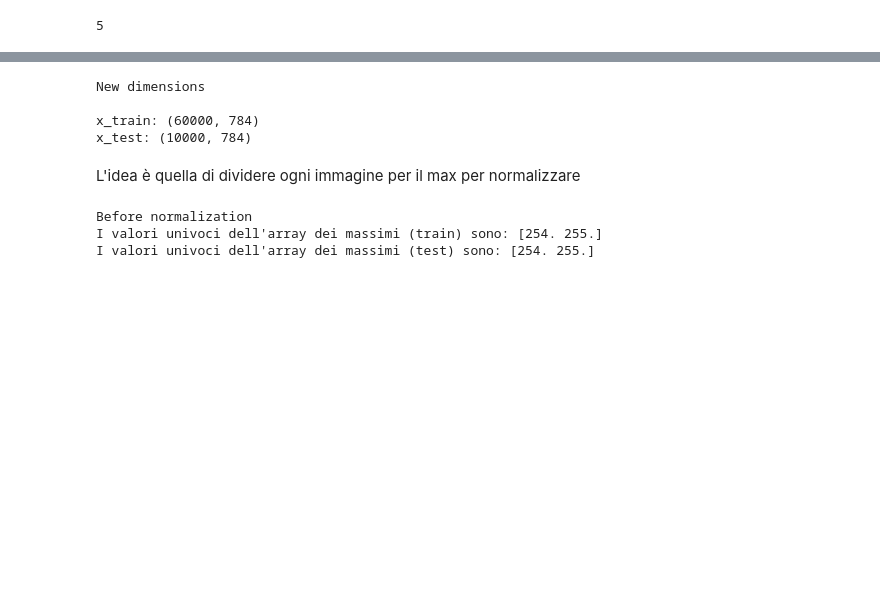
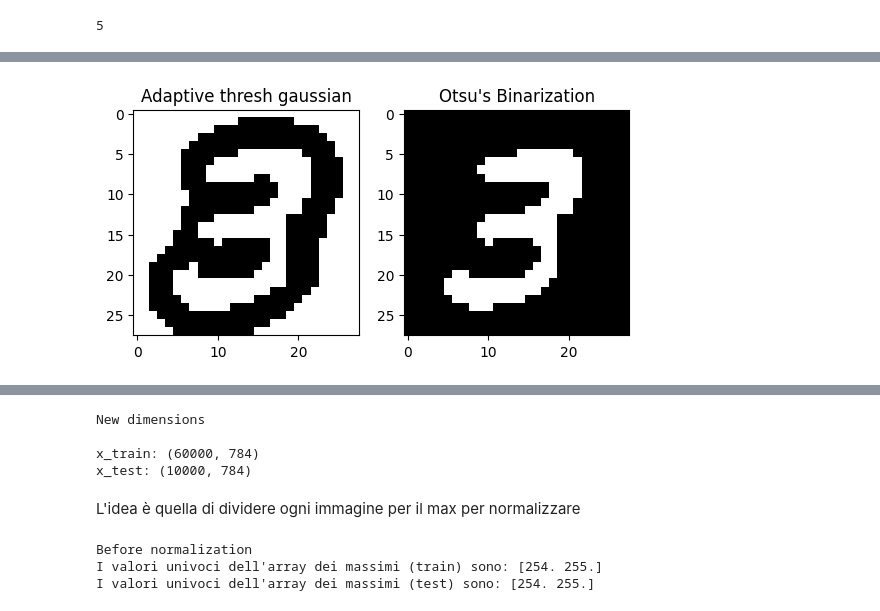
Before and after one commit to dennisangemi/machine-learning-for-physics, a Jupyter notebook: 4_mnist/code/my-mnist.ipynb, the cells around one changed output, grey strips where cells are left out. Drawn from its saved outputs; the diff is of its cells as text; code cells hidden in the pictures; blank space fills up the shorter version.

```diff
--- a/4_mnist/code/my-mnist.ipynb
+++ b/4_mnist/code/my-mnist.ipynb
@@ -140,0 +128,18 @@ error: OpenCV(4.7.0) /io/opencv/modules/imgproc/src/thresh.cpp:1555: error: (-2:
+# %%
+# adaptive thresh gaussian
+atg = cv2.adaptiveThreshold(img,255,cv2.ADAPTIVE_THRESH_GAUSSIAN_C,\
+            cv2.THRESH_BINARY,11,6)
+
+# otsu
+ret,img = cv2.threshold(img,0,255,cv2.THRESH_BINARY+cv2.THRESH_OTSU)
+
+# plotting results
+plt.subplot(1,2,1)
+plt.title("Adaptive thresh gaussian")
+plt.imshow(atg, cmap = 'gray')
+plt.subplot(1,2,2)
+plt.title("Otsu's Binarization")
+plt.imshow(ots, cmap = 'gray')
+plt.show()
+# %% [output]
+[figure, added]
```
Also changed, not shown: parts of 15 cells of this notebook.
